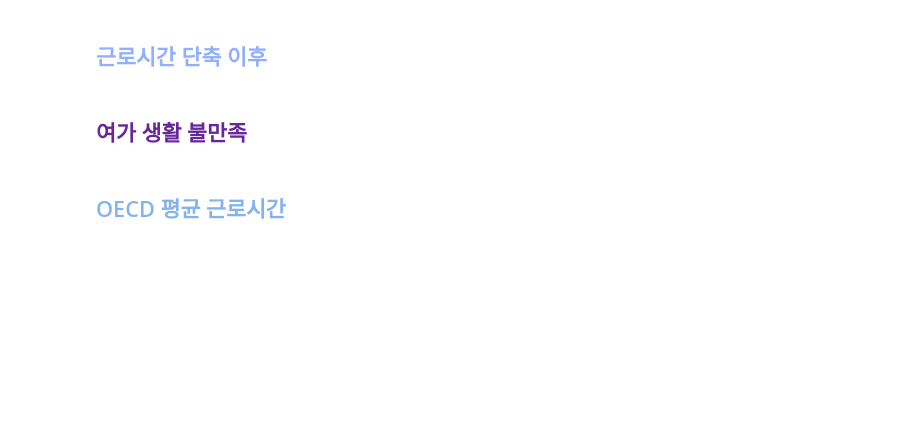
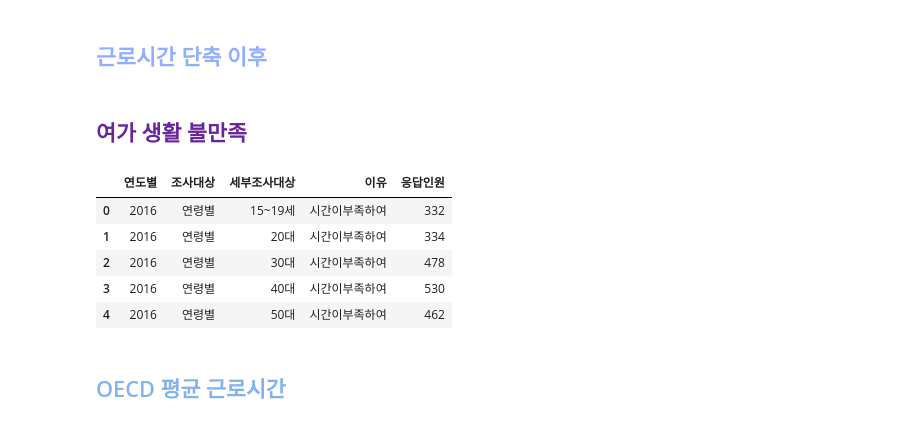
Before and after one commit to nyeokinyeoki/Toy-Projects-with-Tableau, a Jupyter notebook: Side_pro_leis.ipynb, the cells around one changed output. Cells and saved outputs as stored; diff of their text form; code cells hidden in the pictures; blank space fills up the shorter version.

```diff
--- a/Side_pro_leis.ipynb
+++ b/Side_pro_leis.ipynb
@@ -478,3 +478,12 @@ csv_to_excel(cut_worktime, "전처리_근로시간 단축 후 여가만족도.xl
 unsat_leis = pd.read_csv("G:/내 드라이브/취미/여가생활에_만족하지_못하는_이유_20230525113739.csv", encoding="cp949")
 # %%
 unsat_leis = leisure_pretreat(unsat_leis)
+# %%
+unsat_leis.head()
+# %% [output]
+|  | 연도별 | 조사대상 | 세부조사대상 | 이유 | 응답인원 |
+| 0 | 2016 | 연령별 | 15~19세 | 시간이부족하여 | 332 |
+| 1 | 2016 | 연령별 | 20대 | 시간이부족하여 | 334 |
+| 2 | 2016 | 연령별 | 30대 | 시간이부족하여 | 478 |
+| 3 | 2016 | 연령별 | 40대 | 시간이부족하여 | 530 |
+| 4 | 2016 | 연령별 | 50대 | 시간이부족하여 | 462 |
```
Also changed, not shown: parts of 1 cell of this notebook, 1 other file.
